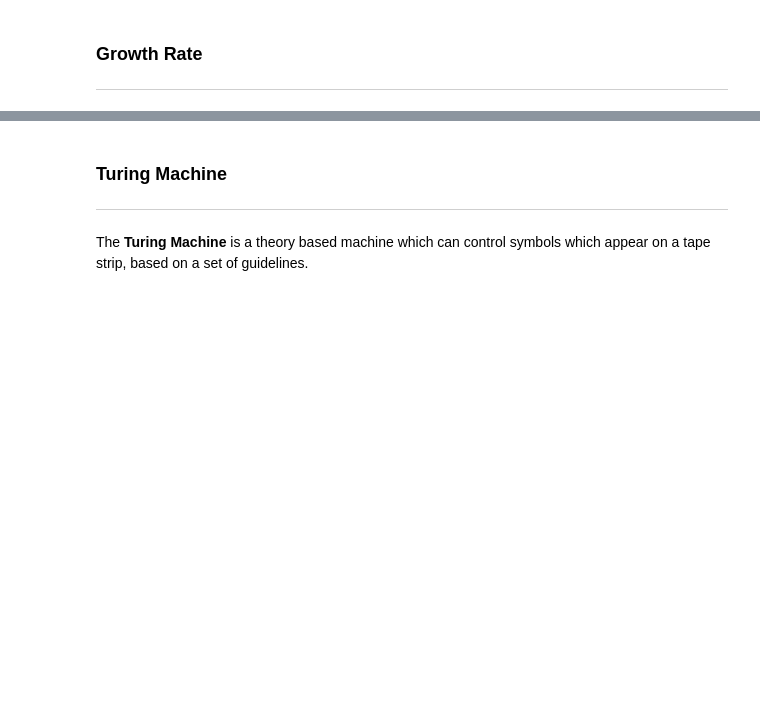
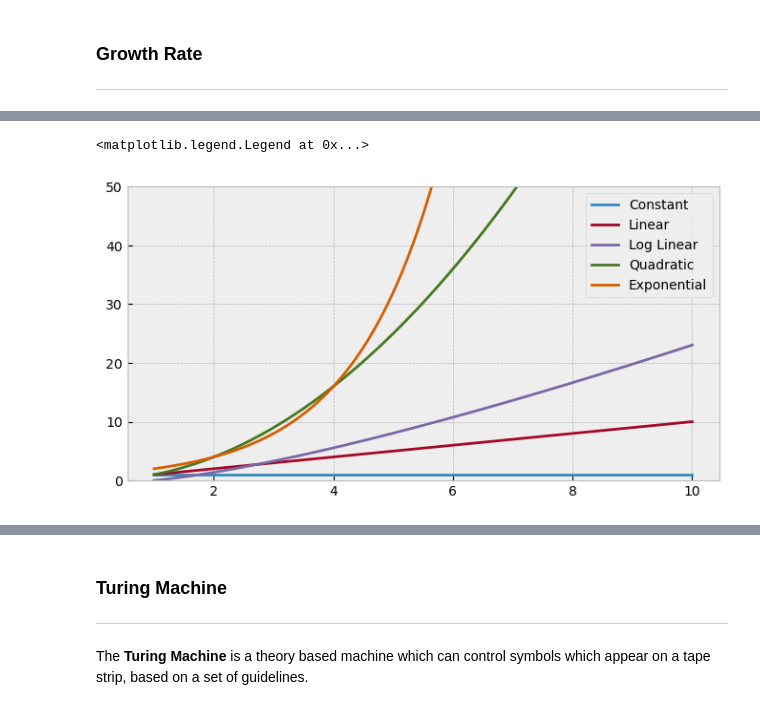
Before and after one commit to Rshocks/EmergingTechnology, a Jupyter notebook: notebooks/03)Computation.ipynb, the cells around one changed output, grey strips where cells are left out. Cells and saved outputs as stored; diff of their text form; code cells hidden in the pictures; blank space fills up the shorter version.

```diff
--- a/notebooks/03)Computation.ipynb
+++ b/notebooks/03)Computation.ipynb
@@ -39,0 +95,22 @@ plt.show();
+# %%
+# Stylesheets defined in Matplotlib
+plt.style.use('bmh')
+
+# Set up runtime
+n = np.linspace(1, 10, 1000)
+#labels
+labels = ['Constant', 'Linear', 'Log Linear', 'Quadratic', 'Exponential']
+# types of big o
+big_o = [np.ones(n.shape), n, n * np.log(n), n**2, 2**n]
+
+# Plot setup
+plt.figure(figsize=(8, 4))
+plt.ylim(0, 50)
+
+for i in range(len(big_o)):
+    plt.plot(n, big_o[i], label=labels[i])
+
+plt.legend(loc=0)
+# %% [output]
+<matplotlib.legend.Legend at 0x...>
+[figure, added]
```
Also changed, not shown: parts of 9 cells of this notebook, 2 other files.
